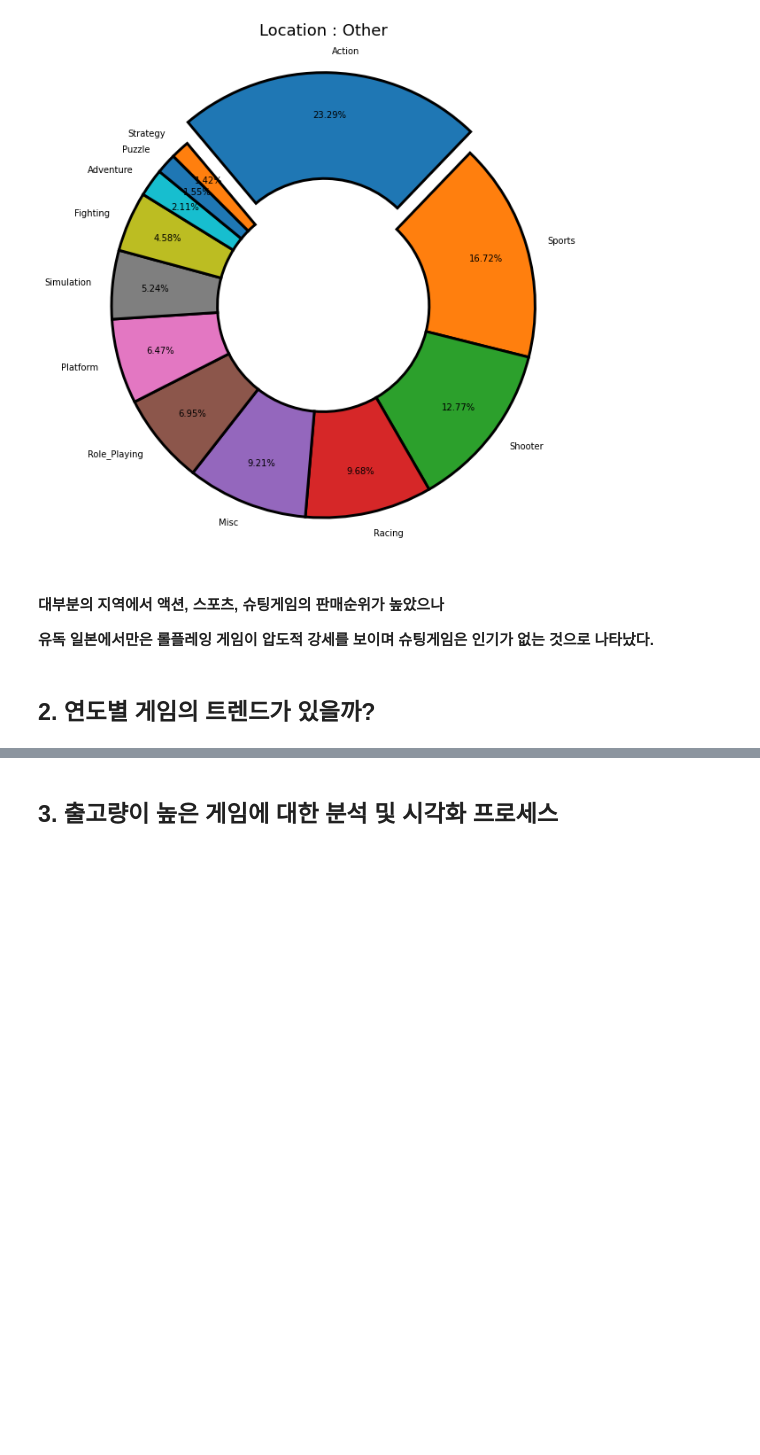
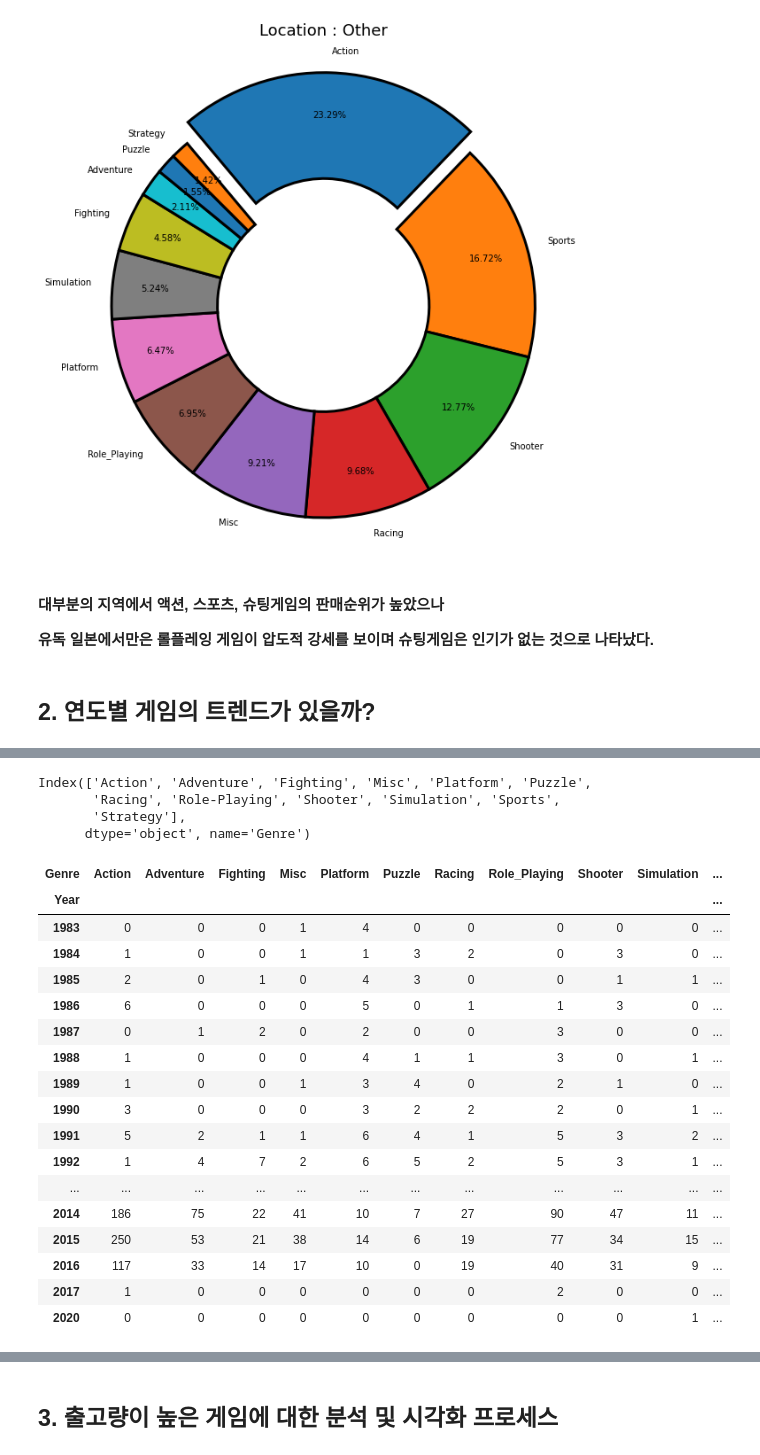
Before and after one commit to sbtmsk/project1, a Jupyter notebook: project1.ipynb, the cells around one changed output, grey strips where cells are left out. Drawn from its saved outputs; the diff is of its cells as text; code cells hidden in the pictures; blank space fills up the shorter version.

```diff
--- a/project1.ipynb
+++ b/project1.ipynb
@@ -478,0 +456,7 @@ plt.show()
+# %%
+released.columns
+# %% [output]
+Index(['Action', 'Adventure', 'Fighting', 'Misc', 'Platform', 'Puzzle',
+       'Racing', 'Role-Playing', 'Shooter', 'Simulation', 'Sports',
+       'Strategy'],
+      dtype='object', name='Genre')
@@ -478,0 +465,21 @@ plt.show()
+# %%
+released
+# %% [output]
+| Genre | Action | Adventure | Fighting | Misc | Platform | Puzzle | Racing | Role_Playing | Shooter | Simulation | ... |
+| Year |  |  |  |  |  |  |  |  |  |  | ... |
+| 1983 | 0 | 0 | 0 | 1 | 4 | 0 | 0 | 0 | 0 | 0 | ... |
+| 1984 | 1 | 0 | 0 | 1 | 1 | 3 | 2 | 0 | 3 | 0 | ... |
+| 1985 | 2 | 0 | 1 | 0 | 4 | 3 | 0 | 0 | 1 | 1 | ... |
+| 1986 | 6 | 0 | 0 | 0 | 5 | 0 | 1 | 1 | 3 | 0 | ... |
+| 1987 | 0 | 1 | 2 | 0 | 2 | 0 | 0 | 3 | 0 | 0 | ... |
+| 1988 | 1 | 0 | 0 | 0 | 4 | 1 | 1 | 3 | 0 | 1 | ... |
+| 1989 | 1 | 0 | 0 | 1 | 3 | 4 | 0 | 2 | 1 | 0 | ... |
+| 1990 | 3 | 0 | 0 | 0 | 3 | 2 | 2 | 2 | 0 | 1 | ... |
+| 1991 | 5 | 2 | 1 | 1 | 6 | 4 | 1 | 5 | 3 | 2 | ... |
+| 1992 | 1 | 4 | 7 | 2 | 6 | 5 | 2 | 5 | 3 | 1 | ... |
+| ... | ... | ... | ... | ... | ... | ... | ... | ... | ... | ... | ... |
+| 2014 | 186 | 75 | 22 | 41 | 10 | 7 | 27 | 90 | 47 | 11 | ... |
+| 2015 | 250 | 53 | 21 | 38 | 14 | 6 | 19 | 77 | 34 | 15 | ... |
+| 2016 | 117 | 33 | 14 | 17 | 10 | 0 | 19 | 40 | 31 | 9 | ... |
+| 2017 | 1 | 0 | 0 | 0 | 0 | 0 | 0 | 2 | 0 | 0 | ... |
+| 2020 | 0 | 0 | 0 | 0 | 0 | 0 | 0 | 0 | 0 | 1 | ... |
```
Also changed, not shown: parts of 20 cells of this notebook.
